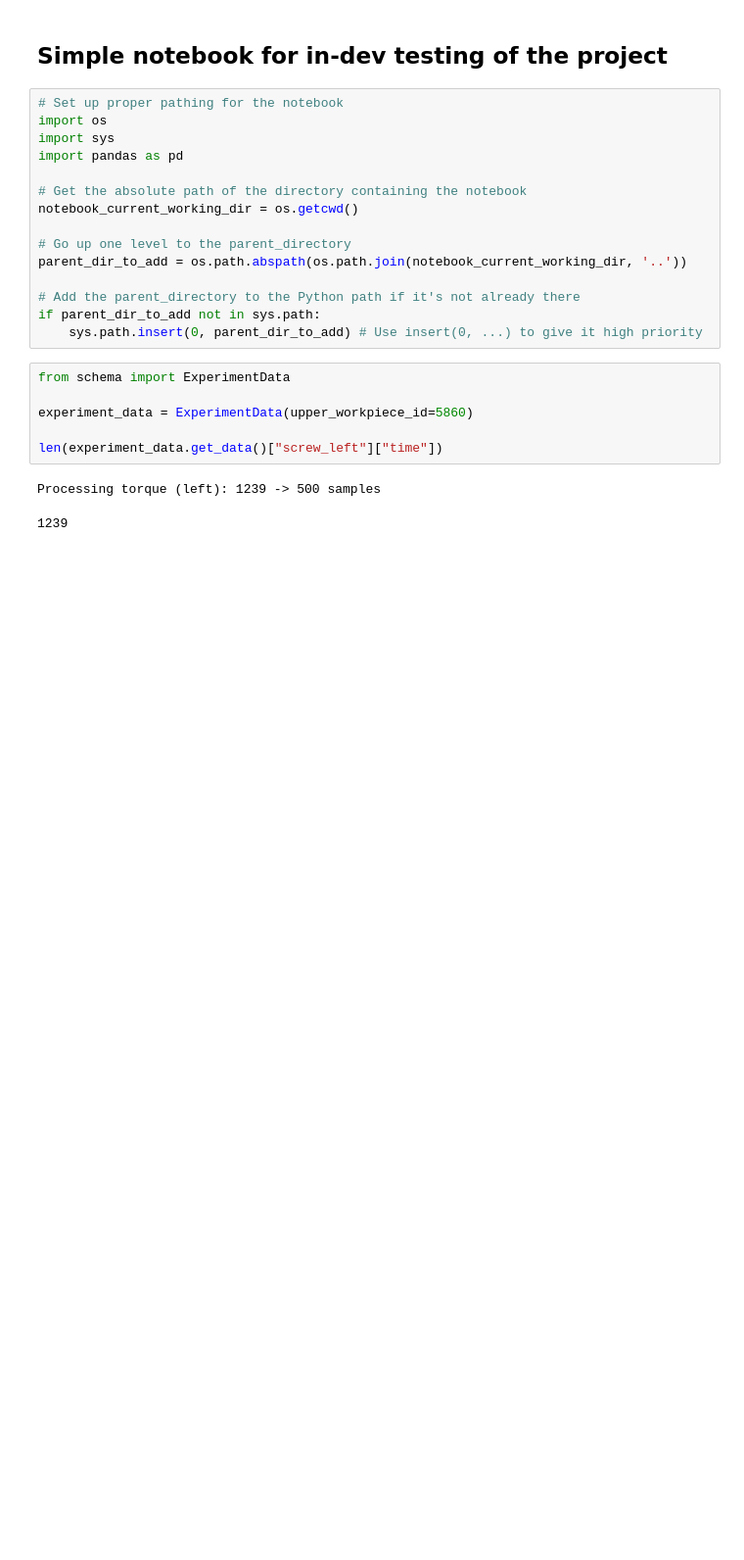
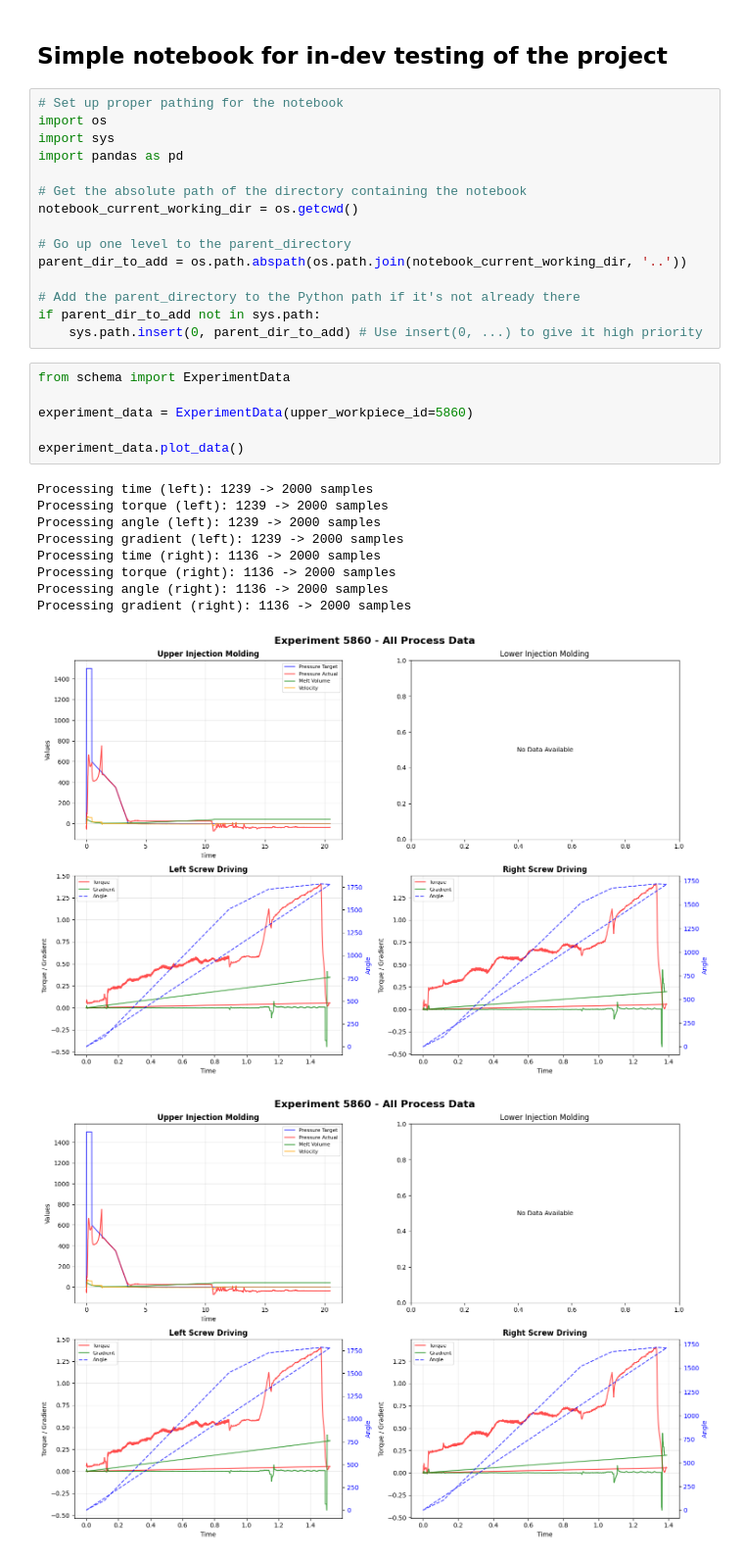
Before and after one commit to nikolaiwest/cpc-data, a Jupyter notebook: notebooks/load_and_test.ipynb, the cells around one changed output. Shown at 98% size. Saved outputs shown, nothing was run; the diff lists cells and outputs as text; blank space fills up the shorter version.

Commit message:
feat: add plotting to experiment data

```diff
--- a/notebooks/load_and_test.ipynb
+++ b/notebooks/load_and_test.ipynb
@@ -18,12 +18,20 @@ if parent_dir_to_add not in sys.path:
 # %%
 from schema import ExperimentData
 
 experiment_data = ExperimentData(upper_workpiece_id=5860)
 
-len(experiment_data.get_data()["screw_left"]["time"])
+experiment_data.plot_data()
 # %% [output]
-Processing torque (left): 1239 -> 500 samples
+Processing time (left): 1239 -> 2000 samples
+Processing torque (left): 1239 -> 2000 samples
+Processing angle (left): 1239 -> 2000 samples
+Processing gradient (left): 1239 -> 2000 samples
+Processing time (right): 1136 -> 2000 samples
+Processing torque (right): 1136 -> 2000 samples
+Processing angle (right): 1136 -> 2000 samples
+Processing gradient (right): 1136 -> 2000 samples
-1239
+[figure, added]
+[figure, added]
 # %%
 from schema import ExperimentDataset
 
```
Also changed, not shown: parts of 2 cells of this notebook, 2 other files.
